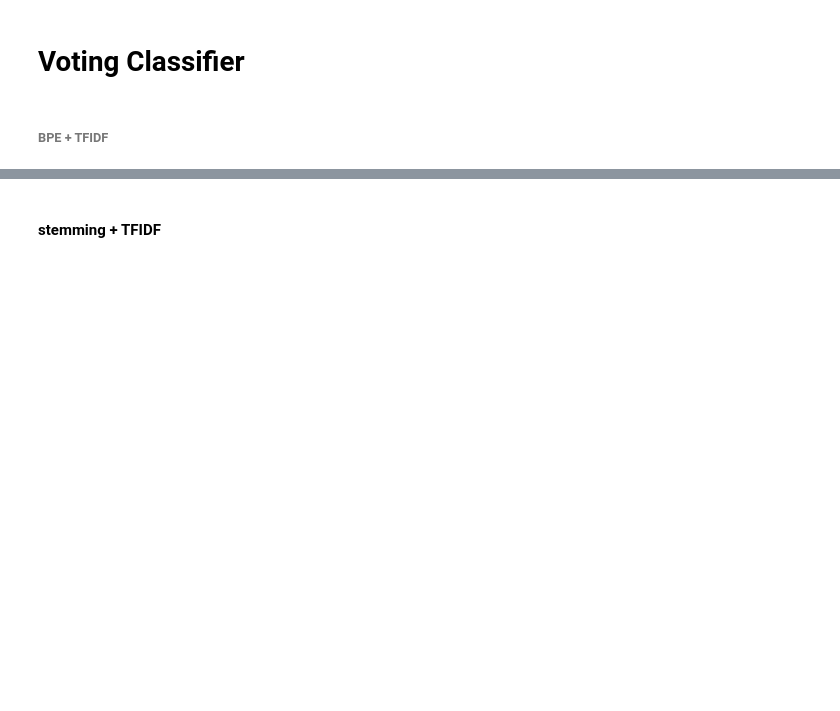
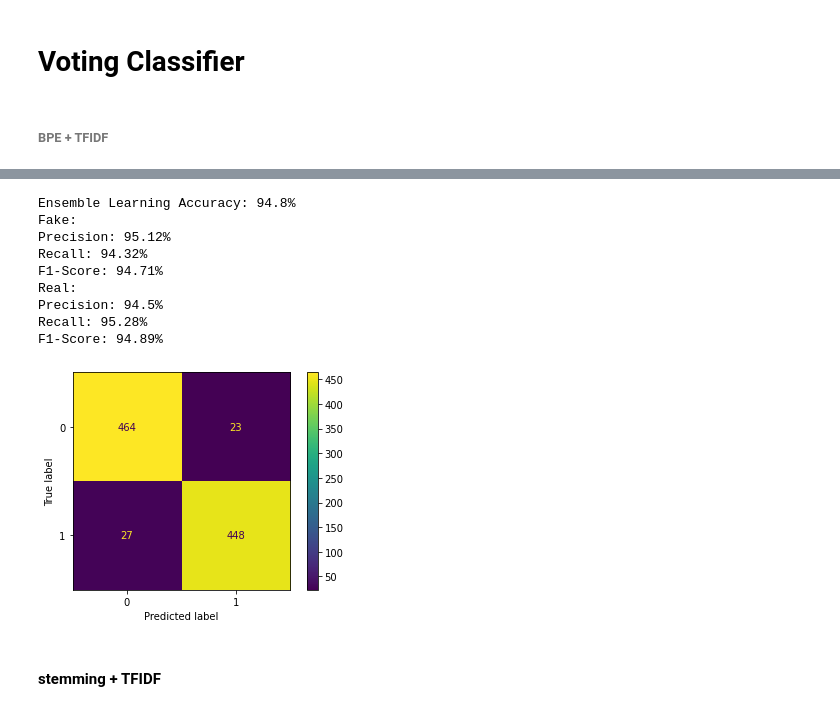
Before and after one commit to lymoelopez/filipino-fake-news-detection, a Jupyter notebook: fakeNewsDetection.ipynb, the cells around one changed output, grey strips where cells are left out. Cells and saved outputs as stored; diff of their text form; code cells hidden in the pictures; blank space fills up the shorter version.

```diff
--- a/fakeNewsDetection.ipynb
+++ b/fakeNewsDetection.ipynb
@@ -739,19 +819,19 @@ F1-Score: 92.51%
 #### AdaBoost
 # %%
 def findABC(tfidf_train, y_train, tfidf_test, y_test):
-  abc = AdaBoostClassifier()
+  abc = AdaBoostClassifier(random_state=False)
   abc.fit(tfidf_train,y_train)
   abc_pred = abc.predict(tfidf_test)
 
   ABCscore=accuracy_score(y_test,abc_pred)
   print(f'adaBoost Accuracy: {round(ABCscore*100,2)}%')
 
-  precision, recall, f1score, support = precision_recall_fscore_support(y_test, abc_pred, beta=1, average='binary')
-  print(f'Precision: {round(precision*100,2)}%')
-  print(f'Recall: {round(recall*100,2)}%')
-  print(f'F1-Score: {round(f1score*100,2)}%')
+  abc_cm = confusion_matrix(y_test,abc_pred)
 
-  abc_cm = confusion_matrix(y_test,abc_pred)
+  print("Fake:")
+  findPrecisionRecallF1score(abc_cm, 1)
+  print("Real:")
+  findPrecisionRecallF1score(abc_cm, 0)
 
   abc_cm_display = ConfusionMatrixDisplay(abc_cm).plot()
   return abc
@@ -803,6 +890,29 @@ def findVoting(pac, MultNB,rfc, svc, LogReg, sgd_clf, dt_clf, xgb, et, abc, tfid
   Encemb_cm_display = ConfusionMatrixDisplay(Ensemb_cm).plot()
 
   return Ensemb
+# %%
+def findVoting_noSVM(pac, MultNB,rfc, LogReg, sgd_clf, dt_clf, xgb, et, abc, tfidf_train,y_train, tfidf_test):
+  estimatorList = [('pac',pac),('MultNB',MultNB),('rfc',rfc),('LogReg',LogReg),
+                  ('sgd_clf',sgd_clf),('dt_clf',dt_clf),('xgb',xgb),('et',et),('abc',abc)]
+
+
+  Ensemb = VotingClassifier(estimators = estimatorList, voting = 'hard')
+  Ensemb.fit(tfidf_train,y_train)
+  Ensemb_pred=Ensemb.predict(tfidf_test)
+
+  score4=accuracy_score(y_test,Ensemb_pred)
+  print(f'Ensemble Learning Accuracy: {round(score4*100,2)}%')
+
+  Ensemb_cm = confusion_matrix(y_test,Ensemb_pred)
+
+  print("Fake:")
+  findPrecisionRecallF1score(Ensemb_cm, 1)
+  print("Real:")
+  findPrecisionRecallF1score(Ensemb_cm, 0)
+
+  Encemb_cm_display = ConfusionMatrixDisplay(Ensemb_cm).plot()
+
+  return Ensemb
 # %% [markdown]
 ###### BPE + TFIDF
 # %%
@@ -815,4 +930,18 @@ F1-Score: 94.57%
 [figure]
+# %%
+# no SVM
+Ensemb_BPE = findVoting_noSVM(pac_BPE, MultNB_BPE, rfc_BPE, LogReg_BPE, sgd_clf_BPE, dt_clf_BPE, xgb_BPE, et_BPE, abc_BPE, tfidf_train_BPE, y_train_BPE, tfidf_test_BPE)
+# %% [output]
+Ensemble Learning Accuracy: 94.8%
+Fake:
+Precision: 95.12%
+Recall: 94.32%
+F1-Score: 94.71%
+Real:
+Precision: 94.5%
+Recall: 95.28%
+F1-Score: 94.89%
+[figure, added]
 # %% [markdown]
 #### stemming + TFIDF
 # %%
```
Also changed, not shown: parts of 69 cells of this notebook.
